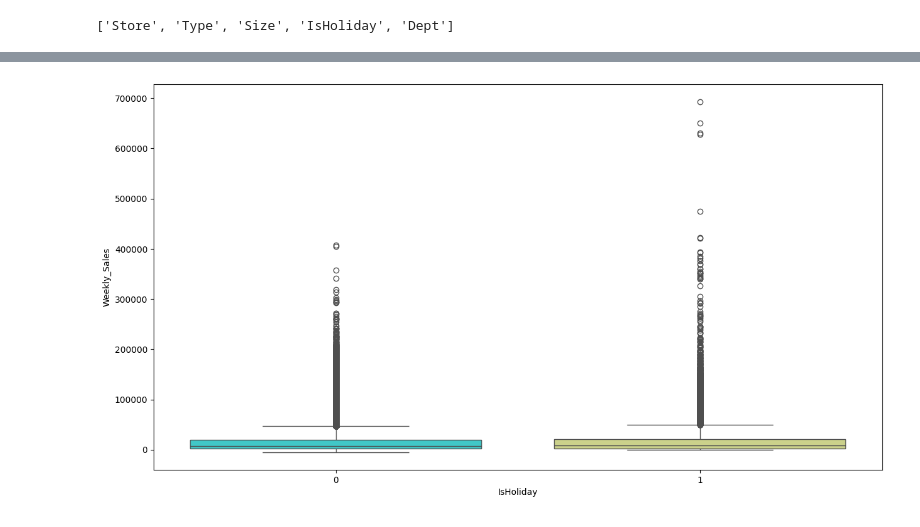
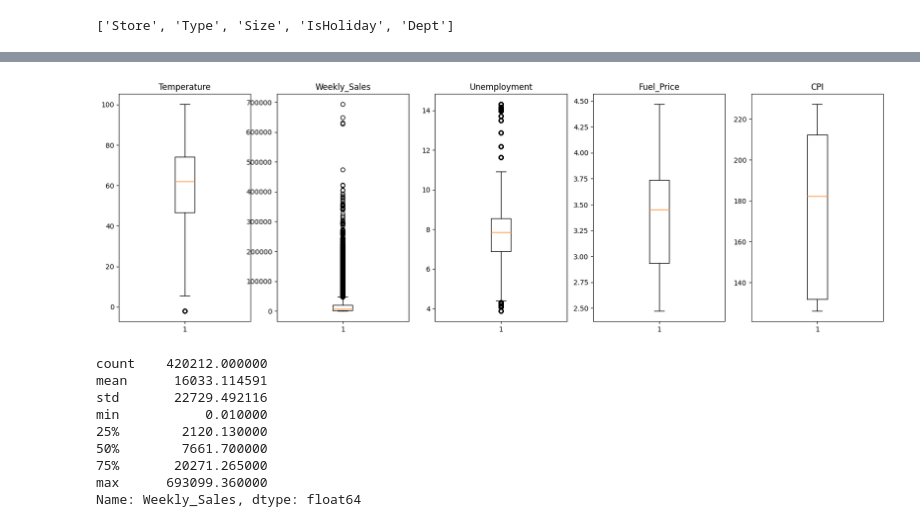
Before and after one commit to SriRamK345/Retail_Sales_Forecast, a Jupyter notebook: Sales_Final_Project.ipynb, the cells around one changed output, grey strips where cells are left out. Saved outputs shown, nothing was run; the diff lists cells and outputs as text; code cells hidden in the pictures.

```diff
--- a/Sales_Final_Project.ipynb
+++ b/Sales_Final_Project.ipynb
@@ -768,6 +769,33 @@ plt.show()
-# %%
-plt.figure(figsize = (15,8))
-sns.boxplot(x="IsHoliday", y = "Weekly_Sales",data = df, palette = "rainbow")
-plt.show()
-# %% [output]
-[figure, removed]
+# %%
+fig, (ax1, ax2, ax3, ax4, ax5) = plt.subplots(1, 5, figsize = (20, 6))
+
+ax1.boxplot(df["Temperature"])
+ax1.set_title("Temperature")
+
+ax2.boxplot(df["Weekly_Sales"])
+ax2.set_title("Weekly_Sales")
+
+ax3.boxplot(df["Unemployment"])
+ax3.set_title("Unemployment")
+
+ax4.boxplot(df["Fuel_Price"])
+ax4.set_title("Fuel_Price")
+
+ax5.boxplot(df["CPI"])
+ax5.set_title("CPI")
+
+plt.show()
+# %% [output]
+[figure, added]
+# %%
+df["Weekly_Sales"].describe()
+# %% [output]
+count    420212.000000
+mean      16033.114591
+std       22729.492116
+min           0.010000
+25%        2120.130000
+50%        7661.700000
+75%       20271.265000
+max      693099.360000
+Name: Weekly_Sales, dtype: float64
```
Also changed, not shown: parts of 89 cells of this notebook.
